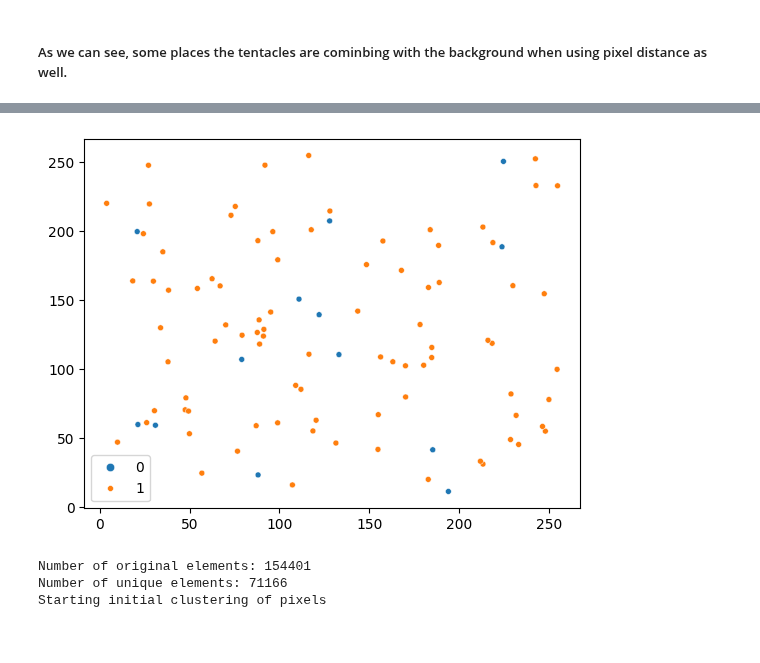
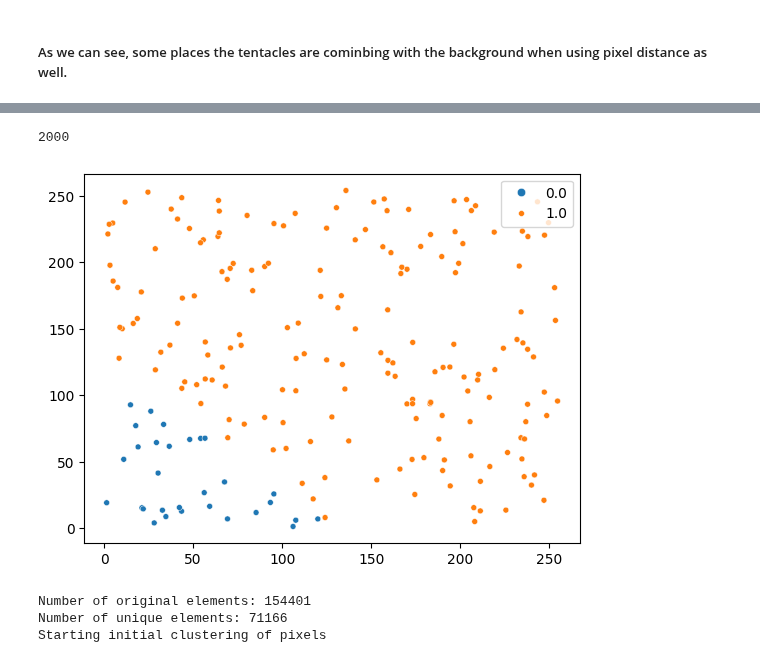
Before and after one commit to ronTohar1/CV_training, a Jupyter notebook: data_science/5_clustering/clustering_imp.ipynb, the cells around one changed output, grey strips where cells are left out. Drawn from its saved outputs; the diff is of its cells as text; code cells hidden in the pictures.

Commit message:
Agglo clustering works. please leave me alone with this exercise

```diff
--- a/data_science/5_clustering/clustering_imp.ipynb
+++ b/data_science/5_clustering/clustering_imp.ipynb
@@ -702,0 +408,10 @@ ValueError: The truth value of an array with more than one element is ambiguous.
+# %%
+image = star_image
+num_clusters = 3
+clustering_class = AgglomerativeClustering
+X = image.reshape(-1,3).copy()
+kmeans = clustering_class(n_clusters=num_clusters)
+labels = kmeans.fit(X.astype(np.float32))
+for i in range(num_clusters):
+    X[labels==i] = np.array(kmeans.centroids[i]).astype(np.int32)
+photo = X.reshape(image.shape)
@@ -703,13 +448,17 @@ ValueError: The truth value of an array with more than one element is ambiguous.
+# %%
+len(labels)
+# %% [output]
+2000
 # %%
-labels = agglo.elements_initial_cluster_index
+# labels = agglo.elements_initial_cluster_index
 # print(labels)
 # X = X[np.argsort(X[:,0])]
-
 # print(np.unique(X,axis=0))
+# print(X)
 sns.scatterplot(x=X[:,0],y=X[:,1],hue=labels,size=1)
 plt.show()
 # %% [output]
-[figure, old version]
+[figure, new version]
 # %%
 clustered_image = cluster_image(star_image, 3, clustering_class=AgglomerativeClustering)
 plt.imshow(clustered_image)
```
Also changed, not shown: parts of 5 cells of this notebook.
